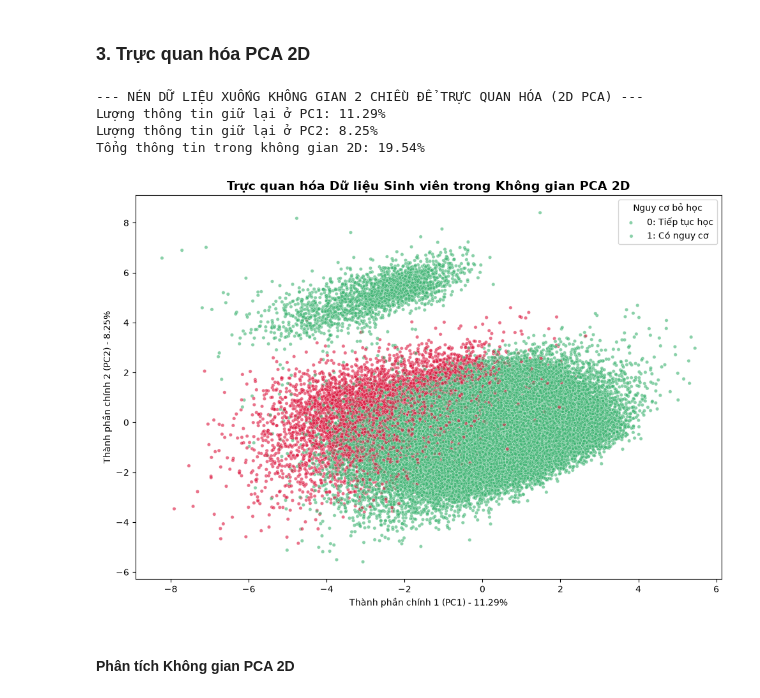
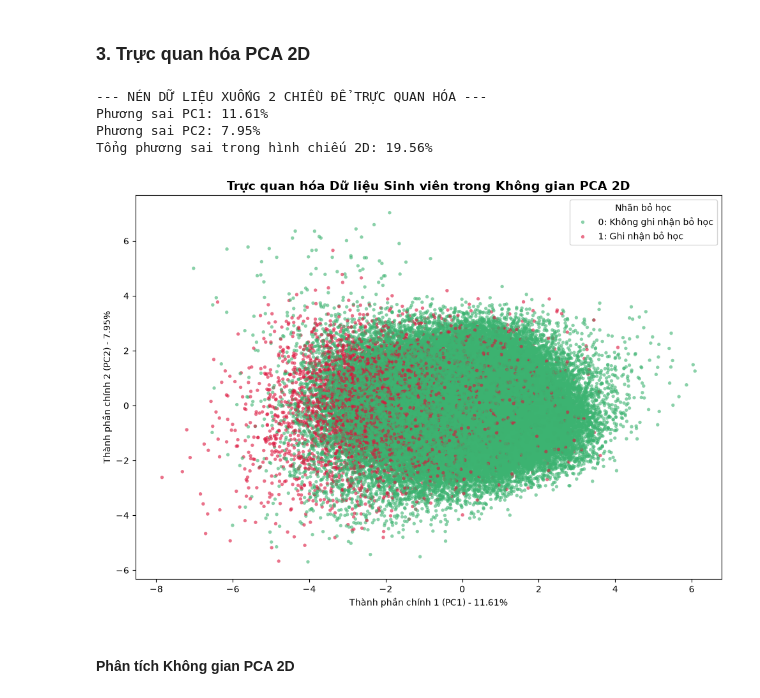
Before and after one commit to Jaybeater/SmartEdu-AI, a Jupyter notebook: notebooks/notebook.ipynb, the cells around one changed output. Saved outputs shown, nothing was run; the diff lists cells and outputs as text; code cells hidden in the pictures.

```diff
--- a/notebooks/notebook.ipynb
+++ b/notebooks/notebook.ipynb
@@ -540,7 +630,8 @@ Length: 3, dtype: str
 # %%
-# 4.4.1. Thực hiện One-Hot Encoding cho các biến phân loại để tạo ma trận số thực
-cat_cols_to_encode = ['Gender', 'Housing_Status', 'End_of_Semester_Status']
+# 4.4.1. Chỉ mã hóa biến phân loại đầu vào; giữ trạng thái để đối chiếu
+cat_cols_to_encode = ['Gender', 'Housing_Status']
 df = pd.get_dummies(df, columns=cat_cols_to_encode, drop_first=True, dtype=int)
+# End_of_Semester_Status vẫn là chuỗi; cột này cùng Censored sẽ bị loại khi tạo X.
 # %% [markdown]
 ##### 4.4.2. Kiểm tra sau xử lý
 # %%
@@ -654,12 +798,16 @@ Theo yêu cầu, ta cần tách tập dữ liệu thành 2 phần độc lập:
 # %%
 # Tách vector nhãn y (Biến mục tiêu)
-y = df['Target_Dropout_Next_Sem'].values
+y = df['Target_Dropout_Next_Sem'].to_numpy(dtype=int)
 
-# Tách ma trận đặc trưng X (Loại bỏ ID và nhãn)
-X_df = df.drop(columns=['Student_ID', 'Target_Dropout_Next_Sem'])
-X = X_df.values
+# Loại định danh, nhãn và thông tin kết quả theo dõi khỏi đặc trưng dự báo
+excluded_cols = ['Student_ID', 'Target_Dropout_Next_Sem',
+                 'End_of_Semester_Status', 'Censored']
+X_df = df.drop(columns=excluded_cols).astype(float)
+X = X_df.to_numpy()
+assert np.isfinite(X).all(), 'Ma trận X còn giá trị khuyết hoặc vô hạn.'
 
-# In kích thước của X và y
 print(f"Kích thước ma trận đặc trưng X: {X.shape}")
 print(f"Kích thước vector nhãn y: {y.shape}")
+print(f"Số sinh viên phân biệt: {df['Student_ID'].nunique():,}")
+print('Các cột đặc trưng:', X_df.columns.tolist())
 # %% [output]
@@ -1010,42 +1232,33 @@ Việc thực thi đoạn mã này cung cấp bằng chứng toán học để g
 # %% [markdown]
 ### **3. Trực quan hóa PCA 2D**
 # %%
-print("--- NÉN DỮ LIỆU XUỐNG KHÔNG GIAN 2 CHIỀU ĐỂ TRỰC QUAN HÓA (2D PCA) ---")
+print("--- NÉN DỮ LIỆU XUỐNG 2 CHIỀU ĐỂ TRỰC QUAN HÓA ---")
+pca_2d = PCA(n_components=2, svd_solver='full')
+X_pca_2d = pca_2d.fit_transform(X_scaled)
+pca_df = pd.DataFrame(X_pca_2d, columns=['PC1', 'PC2'])
+pca_df['Target'] = y
+pca_df['Nhãn'] = pca_df['Target'].map({0: '0: Không ghi nhận bỏ học', 1: '1: Ghi nhận bỏ học'})
+var_pc1, var_pc2 = pca_2d.explained_variance_ratio_ * 100
+print(f'Phương sai PC1: {var_pc1:.2f}%')
+print(f'Phương sai PC2: {var_pc2:.2f}%')
+print(f'Tổng phương sai trong hình chiếu 2D: {var_pc1 + var_pc2:.2f}%')
 
-# 1. Khởi tạo PCA với đúng 2 thành phần (PC1 và PC2)
-pca_2d = PCA(n_components=2)
-X_pca_2d = pca_2d.fit_transform(X_scaled)
-
-# Lưu 2 thành phần này vào một DataFrame mới để dễ vẽ hình
-pca_df = pd.DataFrame(data=X_pca_2d, columns=['PC1', 'PC2'])
-pca_df['Target'] = y # Gắn nhãn rủi ro vào để tô màu
-
-# Lấy tỷ lệ thông tin giữ lại của 2 PC đầu tiên
-var_pc1 = pca_2d.explained_variance_ratio_[0] * 100
-var_pc2 = pca_2d.explained_variance_ratio_[1] * 100
-
-print(f"Lượng thông tin giữ lại ở PC1: {var_pc1:.2f}%")
-print(f"Lượng thông tin giữ lại ở PC2: {var_pc2:.2f}%")
-print(f"Tổng thông tin trong không gian 2D: {var_pc1 + var_pc2:.2f}%\n")
-
-# 2. Vẽ Scatter Plot
 plt.figure(figsize=(10, 7))
-sns.scatterplot(x='PC1', y='PC2', hue='Target', data=pca_df,
-                palette={0: 'mediumseagreen', 1: 'crimson'},
-                alpha=0.6, s=15)
-
+sns.scatterplot(x='PC1', y='PC2', hue='Nhãn', data=pca_df,
+                hue_order=['0: Không ghi nhận bỏ học', '1: Ghi nhận bỏ học'],
+                palette={'0: Không ghi nhận bỏ học': 'mediumseagreen',
+                         '1: Ghi nhận bỏ học': 'crimson'}, alpha=0.6, s=15, linewidth=0)
 plt.title('Trực quan hóa Dữ liệu Sinh viên trong Không gian PCA 2D', fontsize=14, fontweight='bold')
 plt.xlabel(f'Thành phần chính 1 (PC1) - {var_pc1:.2f}%')
 plt.ylabel(f'Thành phần chính 2 (PC2) - {var_pc2:.2f}%')
-# Tùy chỉnh chú thích
-plt.legend(title='Nguy cơ bỏ học', labels=['0: Tiếp tục học', '1: Có nguy cơ'])
+plt.legend(title='Nhãn bỏ học')
 plt.tight_layout()
 plt.show()
 # %% [output]
---- NÉN DỮ LIỆU XUỐNG KHÔNG GIAN 2 CHIỀU ĐỂ TRỰC QUAN HÓA (2D PCA) ---
-Lượng thông tin giữ lại ở PC1: 11.29%
-Lượng thông tin giữ lại ở PC2: 8.25%
-Tổng thông tin trong không gian 2D: 19.54%
+--- NÉN DỮ LIỆU XUỐNG 2 CHIỀU ĐỂ TRỰC QUAN HÓA ---
+Phương sai PC1: 11.61%
+Phương sai PC2: 7.95%
+Tổng phương sai trong hình chiếu 2D: 19.56%
-[figure, old version]
+[figure, new version]
 # %% [markdown]
 #### Phân tích Không gian PCA 2D
```
Also changed, not shown: parts of 119 cells of this notebook, 4 other files.
